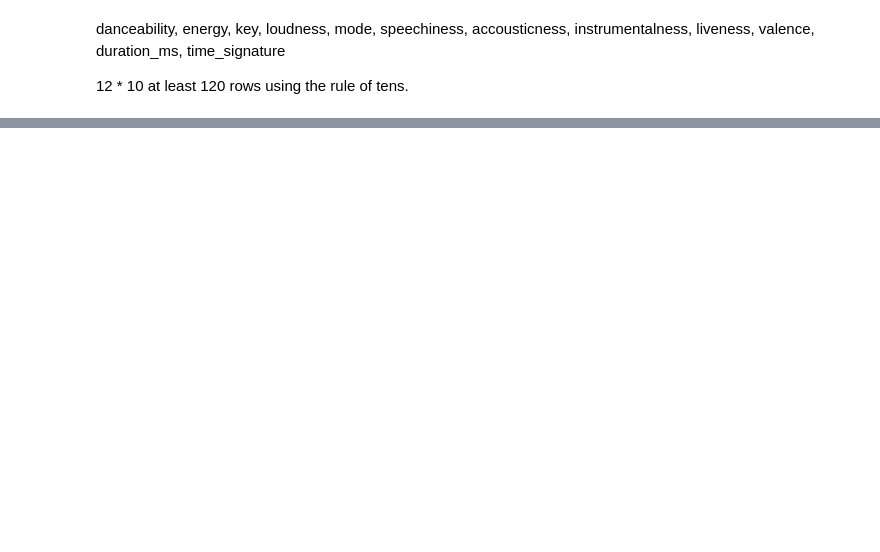
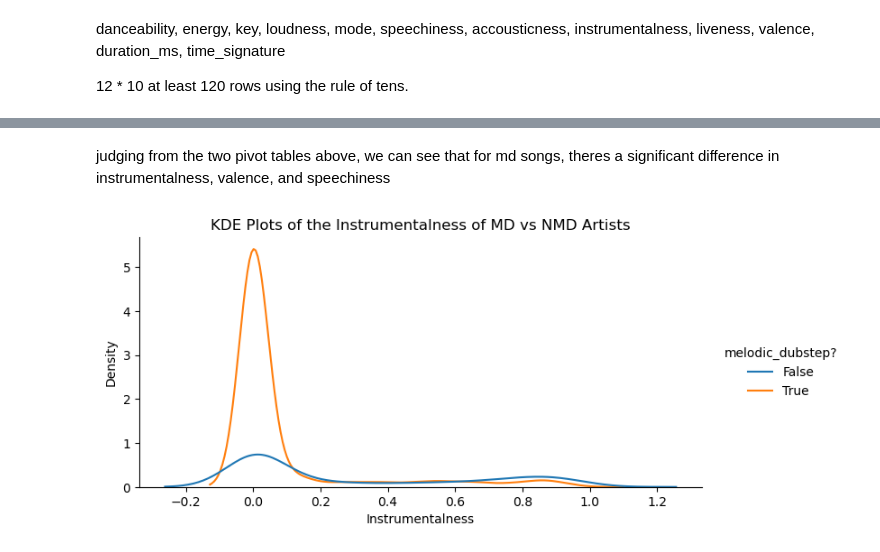
Before and after one commit to dtjunior8/EDM_Classifier, a Jupyter notebook: Untitled.ipynb, the cells around one changed output, grey strips where cells are left out. Drawn from its saved outputs; the diff is of its cells as text; code cells hidden in the pictures; blank space fills up the shorter version.

```diff
--- a/Untitled.ipynb
+++ b/Untitled.ipynb
@@ -170,0 +245,6 @@ for artist in melodic_dubstep_tracks.keys():
+# %%
+# add the "y" variable to identify whether or not a song is "melodic_dubstep" or not
+
+md_artist_list = list(melodic_dubstep.keys())
+
+df['melodic_dubstep?'] = df['artist'].isin(md_artist_list)
@@ -170,0 +272,2 @@ for artist in melodic_dubstep_tracks.keys():
+# %%
+df = df.drop(columns = ["id", "track_href", "analysis_url"])
@@ -170,0 +341,12 @@ for artist in melodic_dubstep_tracks.keys():
+# %% [markdown]
+judging from the two pivot tables above, we can see that for md songs, theres a significant difference in instrumentalness, valence, and speechiness
+# %%
+#make KDE and violin plots for instrumentalness
+
+sns.displot(data = df, x = "instrumentalness", hue = 'melodic_dubstep?', kind="kde",
+            height = 3.5, aspect = 7/3.5)
+plt.title("KDE Plots of the Instrumentalness of MD vs NMD Artists")
+plt.xlabel("Instrumentalness")
+plt.show()
+# %% [output]
+[figure, added]
```
Also changed, not shown: parts of 45 cells of this notebook, 1 other file.
